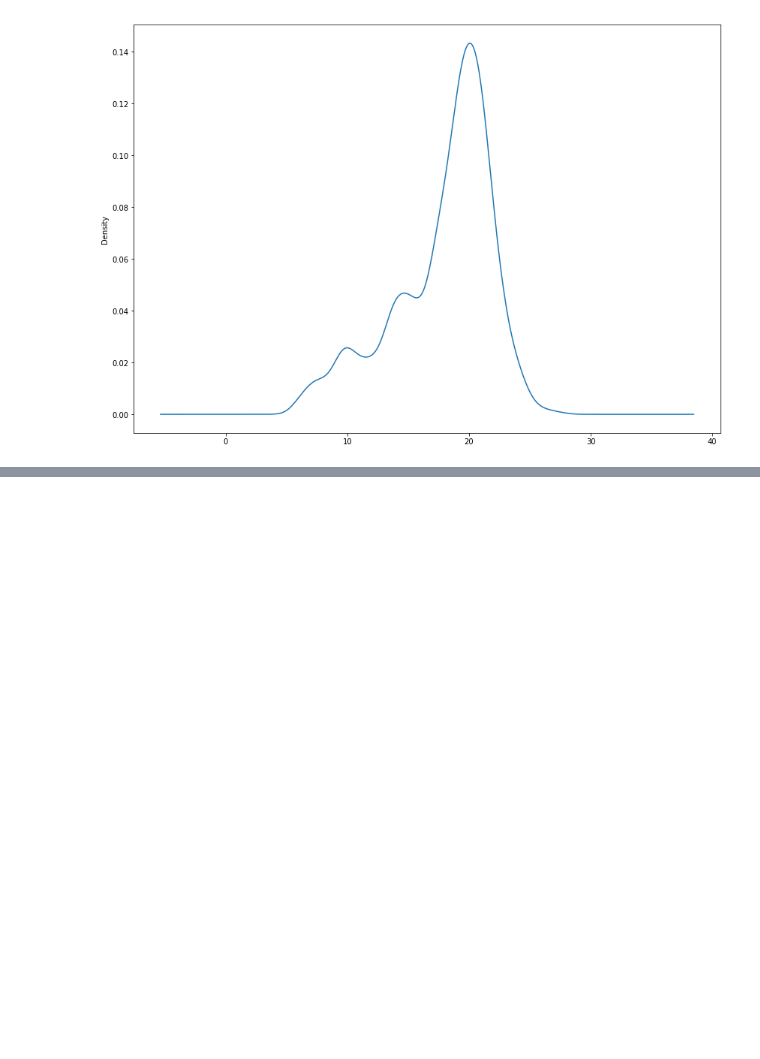
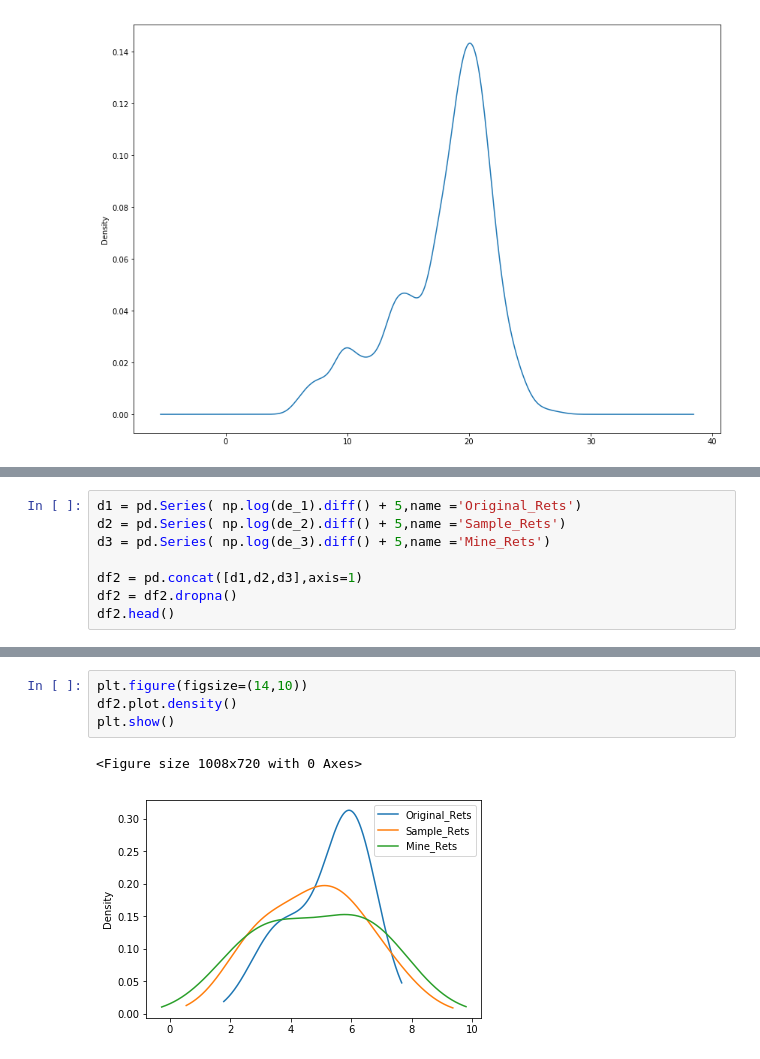
Before and after one commit to MarcoMen-Temp/Programming-Project, a Jupyter notebook: Programming.ipynb, the cells around one changed output, grey strips where cells are left out. Saved outputs shown, nothing was run; the diff lists cells and outputs as text; blank space fills up the shorter version.

```diff
--- a/Programming.ipynb
+++ b/Programming.ipynb
@@ -304,0 +280,8 @@ This plot is for the Close distribution.
+# %%
+d1 = pd.Series( np.log(de_1).diff() + 5,name ='Original_Rets')
+d2 = pd.Series( np.log(de_2).diff() + 5,name ='Sample_Rets')
+d3 = pd.Series( np.log(de_3).diff() + 5,name ='Mine_Rets')
+
+df2 = pd.concat([d1,d2,d3],axis=1)
+df2 = df2.dropna()
+df2.head()
@@ -304,0 +295,7 @@ This plot is for the Close distribution.
+# %%
+plt.figure(figsize=(14,10))
+df2.plot.density()
+plt.show()
+# %% [output]
+<Figure size 1008x720 with 0 Axes>
+[figure, added]
```
Also changed, not shown: parts of 11 cells of this notebook.
